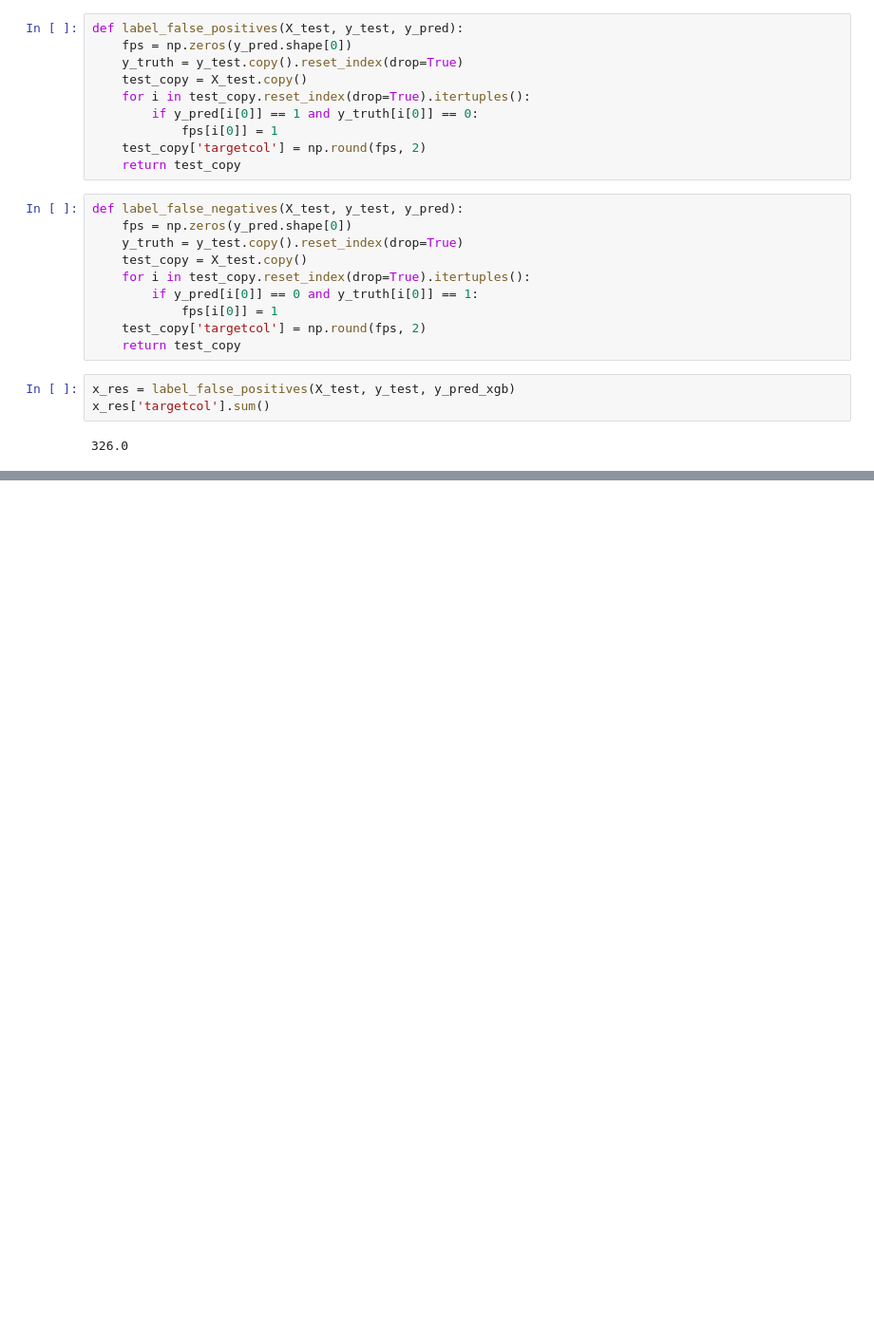
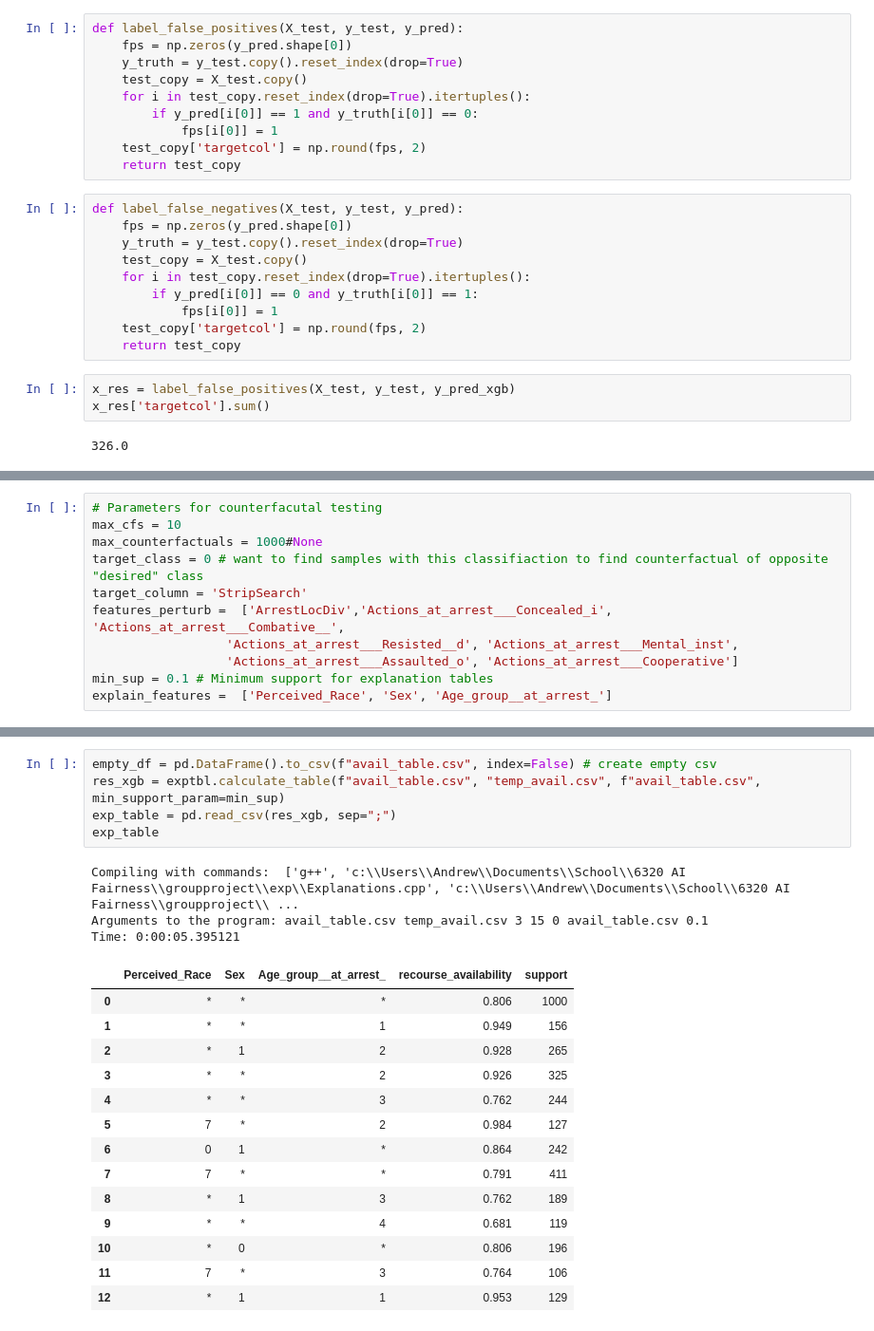
Before and after one commit to AndrewChai878/groupfairnessproject, a Jupyter notebook: group_proj_classifier.ipynb, the cells around one changed output, grey strips where cells are left out. Shown at 95% size. Saved outputs shown, nothing was run; the diff lists cells and outputs as text; blank space fills up the shorter version.

Commit message:
added counterfactuals

```diff
--- a/group_proj_classifier.ipynb
+++ b/group_proj_classifier.ipynb
@@ -212,0 +293,11 @@ exp_table
+# %%
+# Parameters for counterfacutal testing
+max_cfs = 10
+max_counterfactuals = 1000#None
+target_class = 0 # want to find samples with this classifiaction to find counterfactual of opposite "desired" class
+target_column = 'StripSearch'
+features_perturb =  ['ArrestLocDiv','Actions_at_arrest___Concealed_i', 'Actions_at_arrest___Combative__',
+                  'Actions_at_arrest___Resisted__d', 'Actions_at_arrest___Mental_inst',
+                  'Actions_at_arrest___Assaulted_o', 'Actions_at_arrest___Cooperative']
+min_sup = 0.1 # Minimum support for explanation tables
+explain_features =  ['Perceived_Race', 'Sex', 'Age_group__at_arrest_']
@@ -212,0 +357,23 @@ exp_table
+# %%
+empty_df = pd.DataFrame().to_csv(f"avail_table.csv", index=False) # create empty csv
+res_xgb = exptbl.calculate_table(f"avail_table.csv", "temp_avail.csv", f"avail_table.csv", min_support_param=min_sup)
+exp_table = pd.read_csv(res_xgb, sep=";")
+exp_table
+# %% [output]
+Compiling with commands:  ['g++', 'c:\\Users\\Andrew\\Documents\\School\\6320 AI Fairness\\groupproject\\exp\\Explanations.cpp', 'c:\\Users\\Andrew\\Documents\\School\\6320 AI Fairness\\groupproject\\ ...
+Arguments to the program: avail_table.csv temp_avail.csv 3 15 0 avail_table.csv 0.1
+Time: 0:00:05.395121
+|  | Perceived_Race | Sex | Age_group__at_arrest_ | recourse_availability | support |
+| 0 | * | * | * | 0.806 | 1000 |
+| 1 | * | * | 1 | 0.949 | 156 |
+| 2 | * | 1 | 2 | 0.928 | 265 |
+| 3 | * | * | 2 | 0.926 | 325 |
+| 4 | * | * | 3 | 0.762 | 244 |
+| 5 | 7 | * | 2 | 0.984 | 127 |
+| 6 | 0 | 1 | * | 0.864 | 242 |
+| 7 | 7 | * | * | 0.791 | 411 |
+| 8 | * | 1 | 3 | 0.762 | 189 |
+| 9 | * | * | 4 | 0.681 | 119 |
+| 10 | * | 0 | * | 0.806 | 196 |
+| 11 | 7 | * | 3 | 0.764 | 106 |
+| 12 | * | 1 | 1 | 0.953 | 129 |
```
Also changed, not shown: parts of 9 cells of this notebook, 11 other files.
